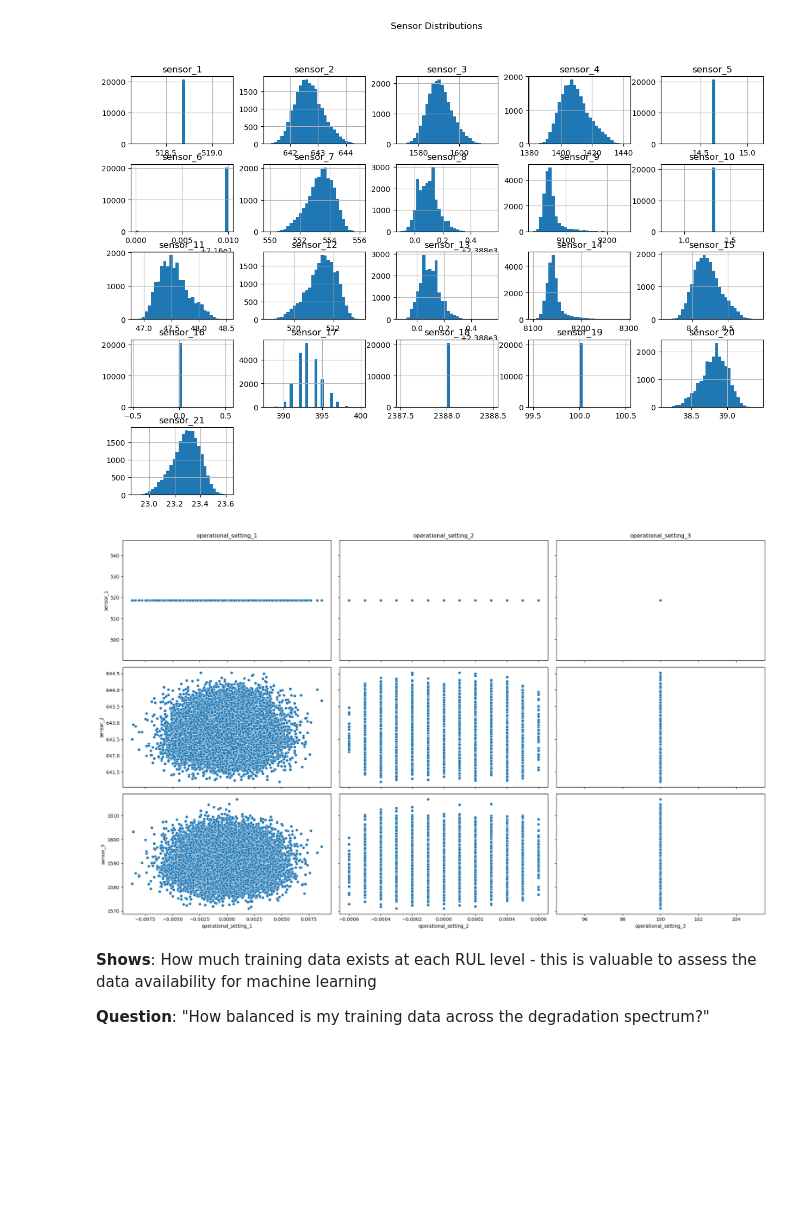
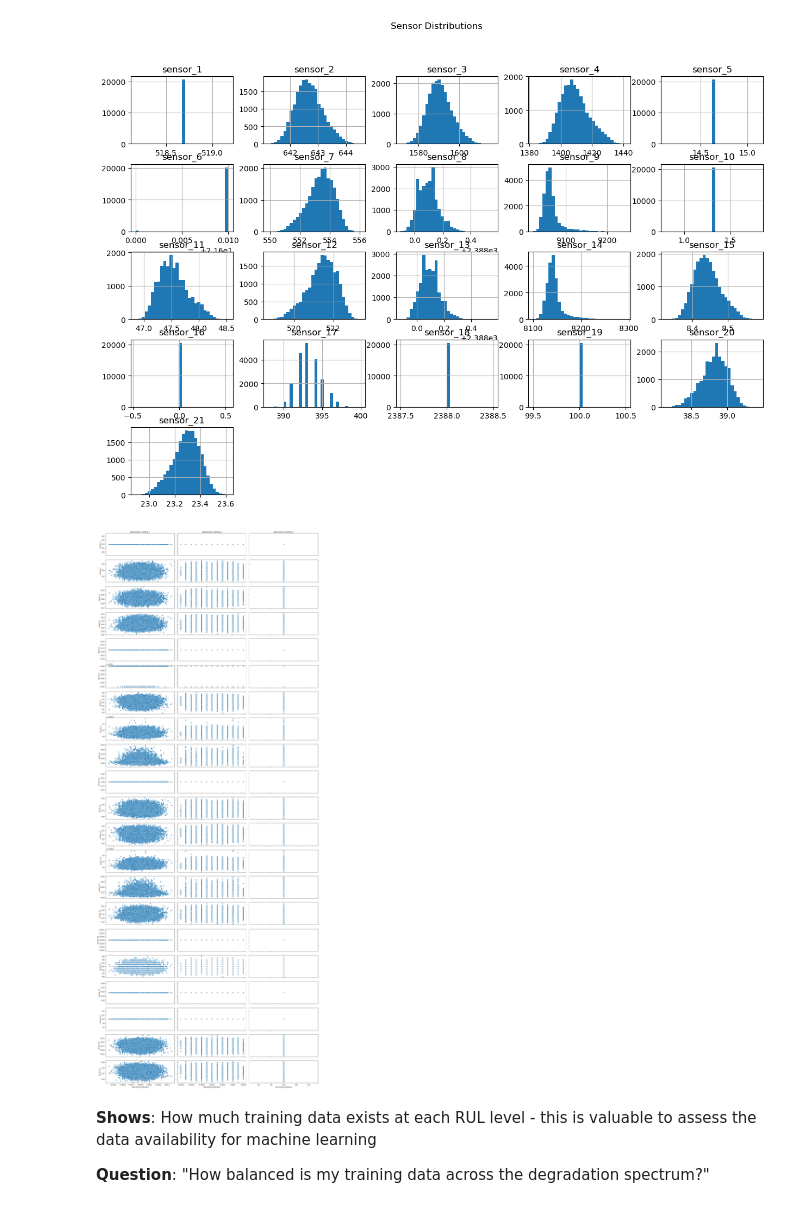
Before and after one commit to Wellbek/NASA-Turbofan-Twin, a Jupyter notebook: notebooks/01_eda_cmapss.ipynb, the cells around one changed output. Cells and saved outputs as stored; diff of their text form; code cells hidden in the pictures; blank space fills up the shorter version.

Commit message:
Operational distributions for all sensors

```diff
--- a/notebooks/01_eda_cmapss.ipynb
+++ b/notebooks/01_eda_cmapss.ipynb
@@ -84,27 +84,23 @@ sensor_20    38.8300    38.9500    39.4300 -0.358445
 sensor_21    23.2979    23.3668    23.6184 -0.350375
 [figure]
 # %%
-import matplotlib.pyplot as plt
-import seaborn as sns
+ops = [c for c in df.columns if 'setting' in c]
 
-ops = [c for c in df.columns if 'setting' in c]
-sensors_subset = sensors[:3]
+fig, axes = plt.subplots(len(sensors), len(ops), figsize=(20, 50), sharex='col', sharey='row')
 
-fig, axes = plt.subplots(len(sensors_subset), len(ops), figsize=(20, 12), sharex='col', sharey='row')
-
-for i, sensor in enumerate(sensors_subset):
+for i, sensor in enumerate(sensors):
     for j, op in enumerate(ops):
         ax = axes[i, j]
         sns.scatterplot(x=df[op], y=df[sensor], ax=ax)
         if i == 0:
             ax.set_title(op)
         if j == 0:
             ax.set_ylabel(sensor)
 
 plt.tight_layout()
 plt.show()
 # %% [output]
-[figure, old version]
+[figure, new version]
 # %% [markdown]
 **Shows**: How much training data exists at each RUL level - this is valuable to assess the data availability for machine learning
 
```
